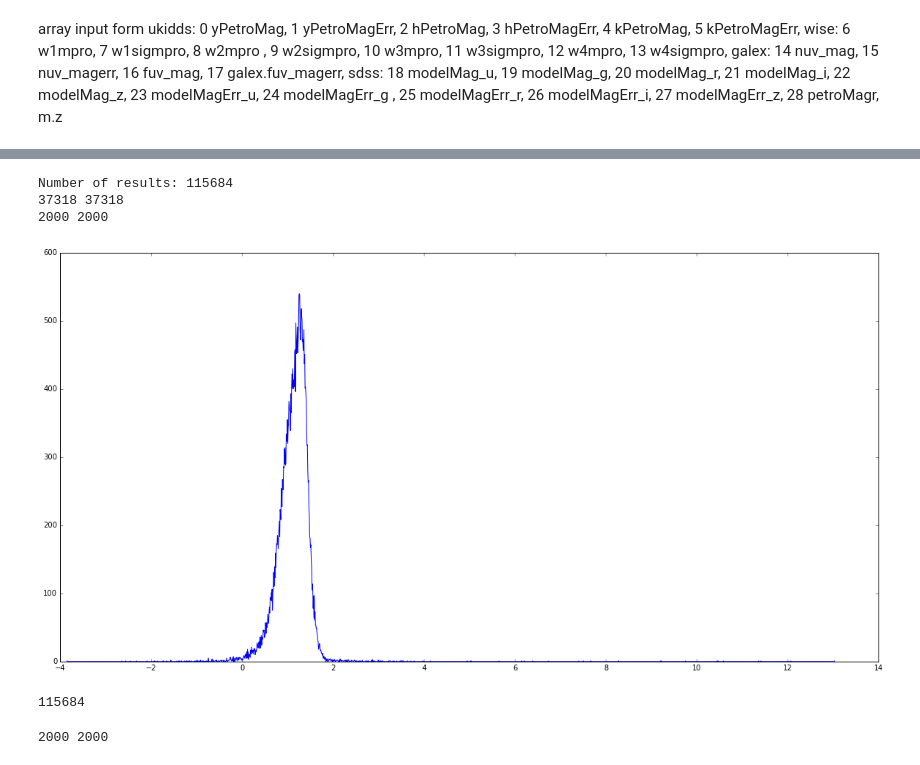
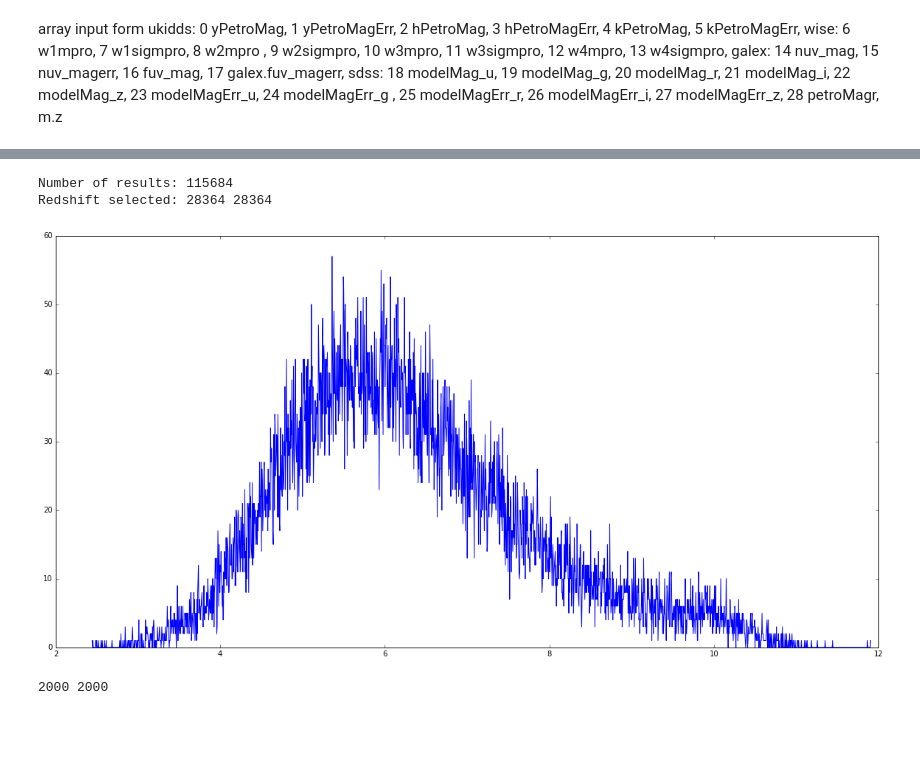
Before and after one commit to calumhrmurray/MPhysProject, a Jupyter notebook: mgs_multiwavelength_analysis/multiwavelength_initial_look.ipynb, the cells around one changed output, grey strips where cells are left out. Saved outputs shown, nothing was run; the diff lists cells and outputs as text; code cells hidden in the pictures; blank space fills up the shorter version.

```diff
--- a/mgs_multiwavelength_analysis/multiwavelength_initial_look.ipynb
+++ b/mgs_multiwavelength_analysis/multiwavelength_initial_look.ipynb
@@ -57,7 +57,7 @@ def plot_contour(x_contour,y_contour):
     title_str = 'Observed bivariate distribution of the MGS in rest-frame color vs. absolute magnitude.'
     plt.title(title_str)
 # %%
-def get_colours(filename,upper_mag_idx,lower_mag_idx):
+def get_colours(filename,upper_mag_idx,lower_mag_idx,low_z=0.004,high_z=0.08):
 
     # data results
     x = []
@@ -72,22 +72,20 @@ def get_colours(filename,upper_mag_idx,lower_mag_idx):
     for row in array:
         if row[upper_mag_idx] > 0 and row[lower_mag_idx] > 0:
             # kcorrect
-            if row[-1] > 0.004 and row[-1] < 0.08:
+            if row[-1] > low_z and row[-1] < high_z:
                 x.append(row[upper_mag_idx]-row[lower_mag_idx])
                 y.append(row[-2])
 
     return x,y
 
-def plot_histogram(filename,upper_mag_idx,lower_mag_idx,nbins):
+def plot_histogram(filename,upper_mag_idx,lower_mag_idx,nbins,low_z=0.004,high_z=0.08):
 
-    x,y = get_colours(filename,upper_mag_idx,lower_mag_idx)
+    x,y = get_colours(filename,upper_mag_idx,lower_mag_idx,low_z,high_z)
 
-    print(len(x),len(y))
+    print('Redshift selected:',len(x),len(y))
 
     bins, n = plot_hist(x,nbins)
     step = 0.5*(bins[1]-bins[0])
-
-    print(len(bins[:-1]),len(n))
 
     fig = plt.figure(figsize=(20,10))
     plt.plot(bins[:-1]+step, n)
@@ -106,15 +116,9 @@ def look_at_colour(filename,i):
 # %%
-plot_histogram('/home/calum/Documents/Mphys_data/mgs_multiwavelength/first_all_colours.npy',20,0,2000)
+plot_histogram('/home/calum/Documents/Mphys_data/mgs_multiwavelength/first_all_colours.npy',16,8,2000)
 # %% [output]
 Number of results: 115684
-37318 37318
-2000 2000
+Redshift selected: 28364 28364
-[figure, old version]
+[figure, new version]
-# %%
-array = np.load('/home/calum/Documents/Mphys_data/mgs_multiwavelength/first_all_colours.npy')
-print(len(array))
-# %% [output]
-115684
 # %%
 bins, n = plot_hist([row[0] for row in array if row[0] > 0],2000)
 step = 0.5*(bins[1]-bins[0])
```
Also changed, not shown: parts of 2 cells of this notebook.
